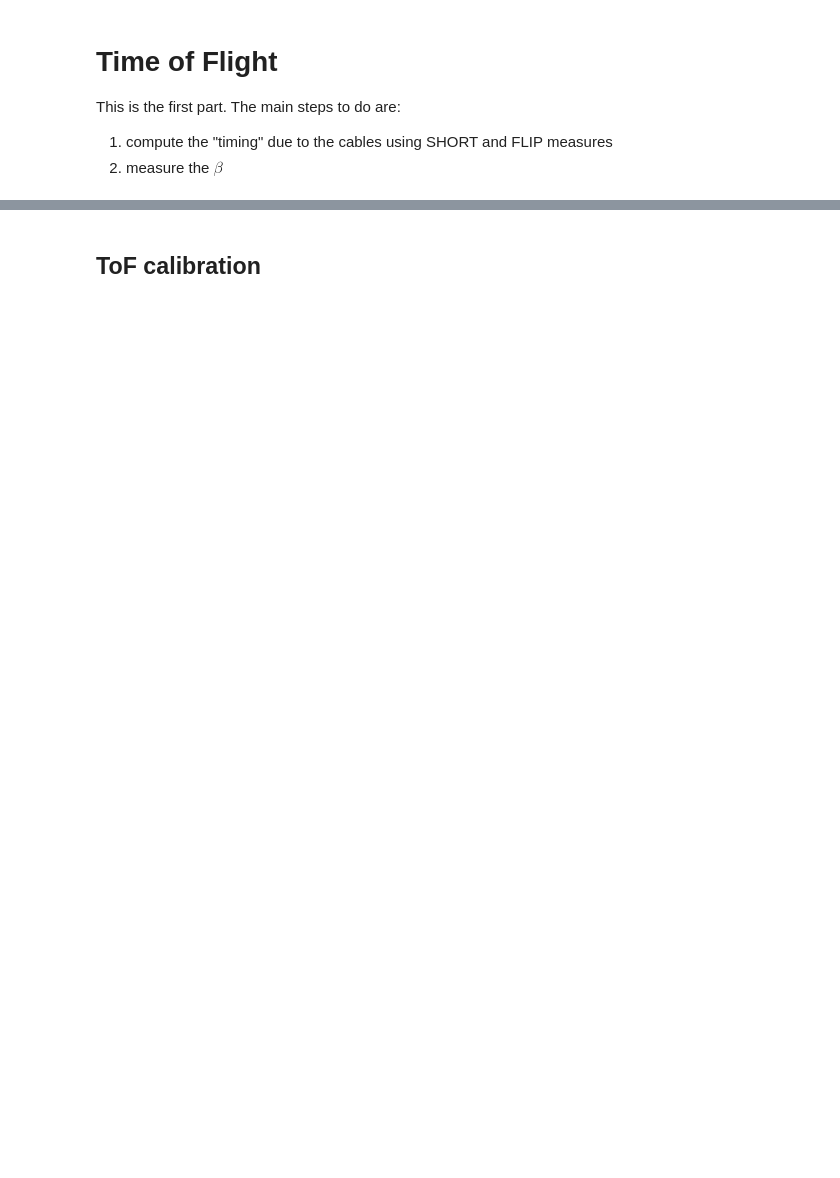
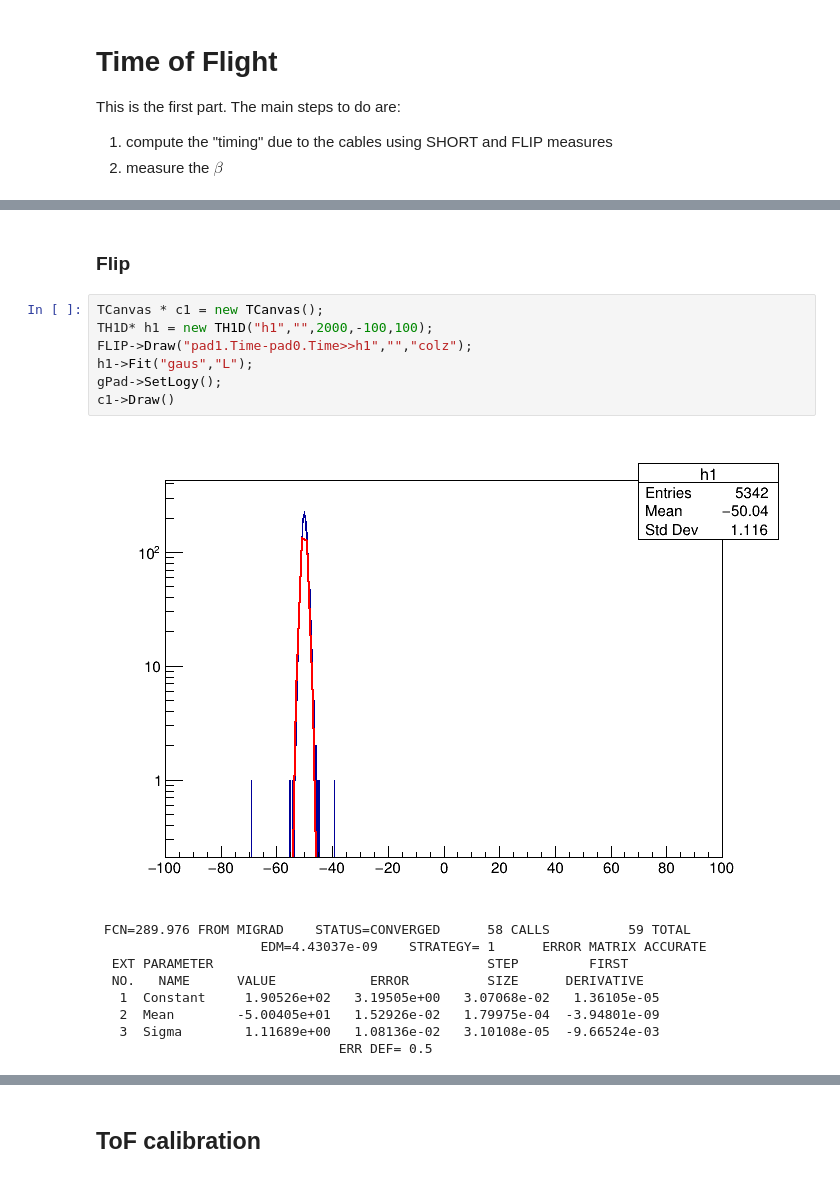
Before and after one commit to FabioBrugnara/Nuclear_Lab, a Jupyter notebook: exp_2/data_analisy.ipynb, the cells around one changed output, grey strips where cells are left out. Saved outputs shown, nothing was run; the diff lists cells and outputs as text; blank space fills up the shorter version.

```diff
--- a/exp_2/data_analisy.ipynb
+++ b/exp_2/data_analisy.ipynb
@@ -8,0 +146,19 @@ This is the first part. The main steps to do are:
+# %% [markdown]
+### Flip
+# %%
+TCanvas * c1 = new TCanvas();
+TH1D* h1 = new TH1D("h1","",2000,-100,100);
+FLIP->Draw("pad1.Time-pad0.Time>>h1","","colz");
+h1->Fit("gaus","L");
+gPad->SetLogy();
+c1->Draw()
+# %% [output]
+[figure, added]
+ FCN=289.976 FROM MIGRAD    STATUS=CONVERGED      58 CALLS          59 TOTAL
+                     EDM=4.43037e-09    STRATEGY= 1      ERROR MATRIX ACCURATE
+  EXT PARAMETER                                   STEP         FIRST
+  NO.   NAME      VALUE            ERROR          SIZE      DERIVATIVE
+   1  Constant     1.90526e+02   3.19505e+00   3.07068e-02   1.36105e-05
+   2  Mean        -5.00405e+01   1.52926e-02   1.79975e-04  -3.94801e-09
+   3  Sigma        1.11689e+00   1.08136e-02   3.10108e-05  -9.66524e-03
+                               ERR DEF= 0.5
```
Also changed, not shown: parts of 30 cells of this notebook, 4 other files.
